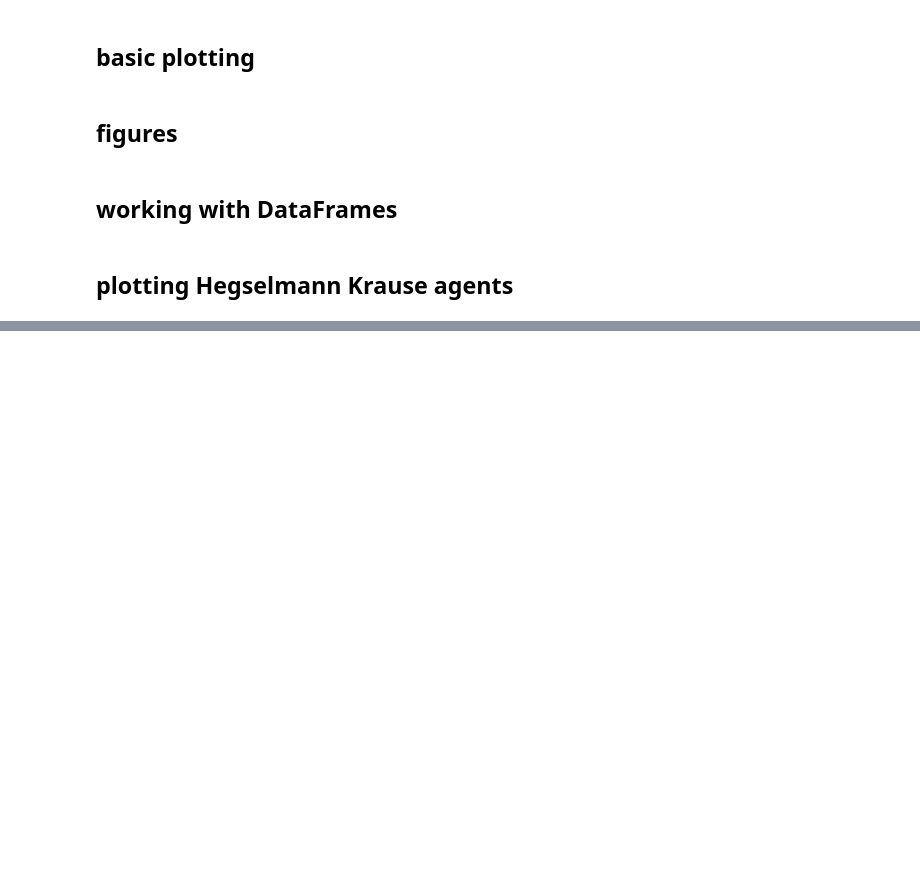
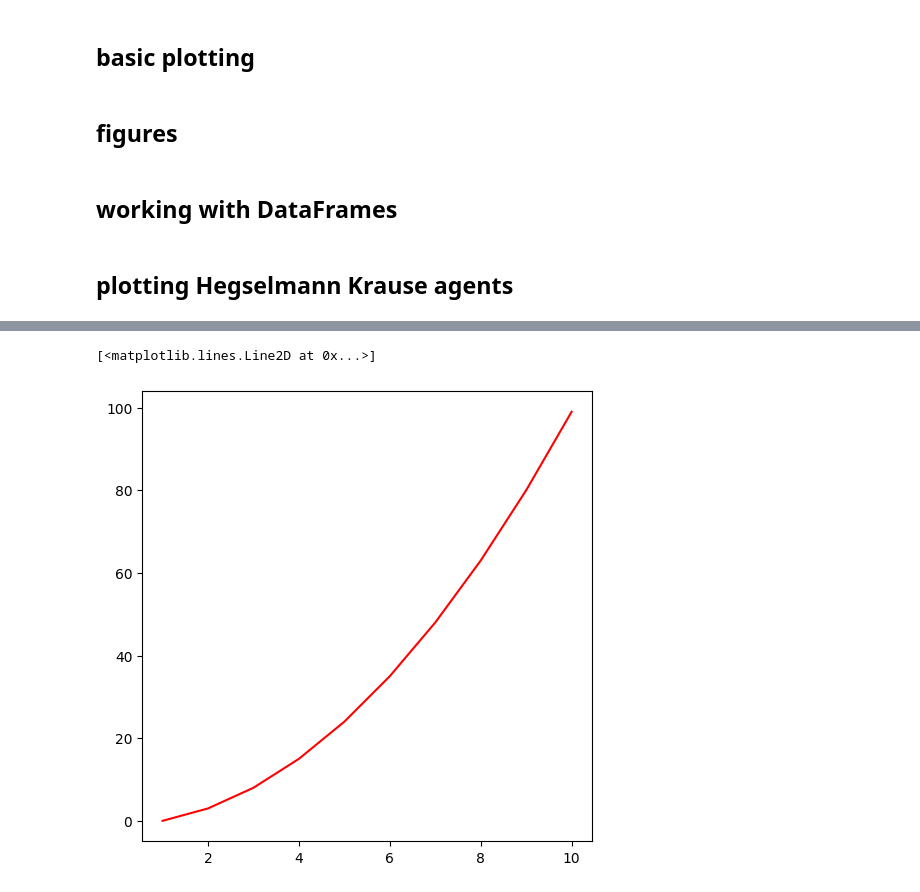
Before and after one commit to FrtZgwL/FreeSpeechABM, a Jupyter notebook: abm/experiments.ipynb, the cells around one changed output, grey strips where cells are left out. Cells and saved outputs as stored; diff of their text form; code cells hidden in the pictures; blank space fills up the shorter version.

Commit message:
just make a new fucking figure

```diff
--- a/abm/experiments.ipynb
+++ b/abm/experiments.ipynb
@@ -74,0 +75,7 @@ No artists with labels found to put in legend.  Note that artists whose label st
+# %%
+figure = plt.figure(figsize=(5, 5))
+ax = figure.add_axes([.1, .1, .9, .9])
+ax.plot(x, y, "r", label="graph")
+# %% [output]
+[<matplotlib.lines.Line2D at 0x...>]
+[figure, added]
```
Also changed, not shown: parts of 1 cell of this notebook.
